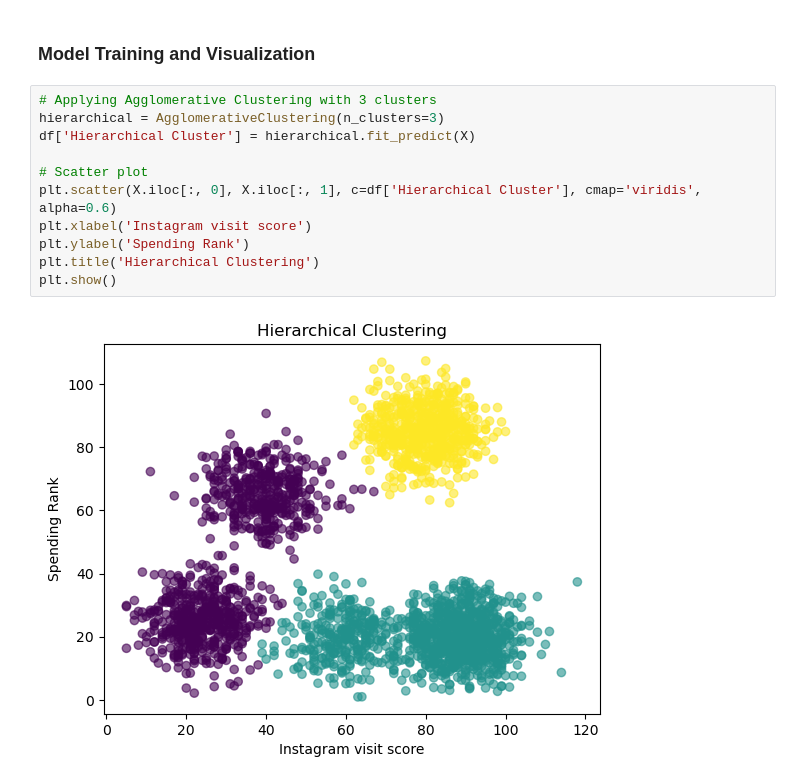
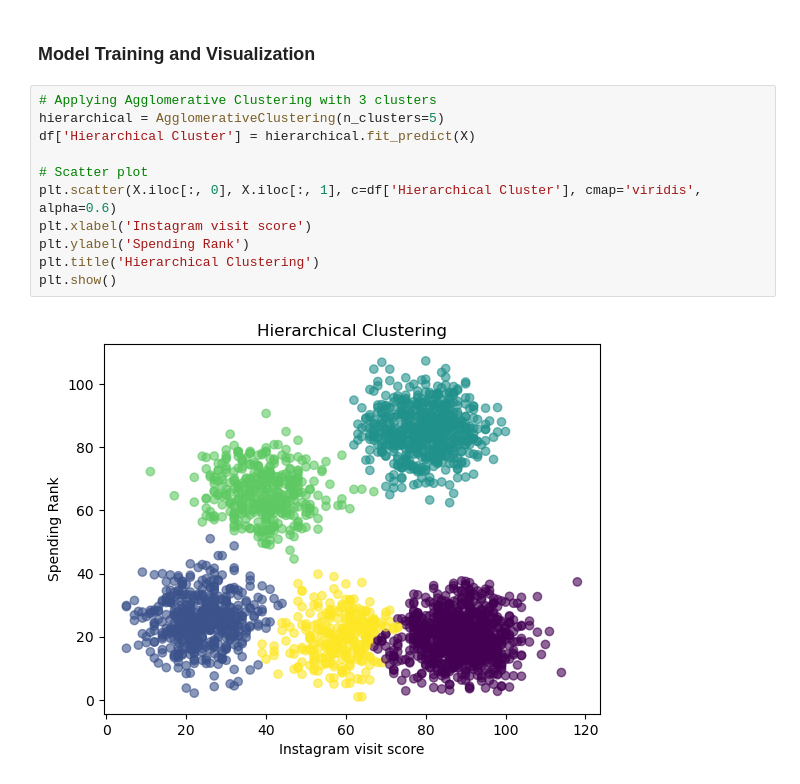
Before and after one commit to NSC-BS-CS/CSB320_InClass, a Jupyter notebook: 8-Clustering/agnes.ipynb, the cells around one changed output. Saved outputs shown, nothing was run; the diff lists cells and outputs as text.

```diff
--- a/8-Clustering/agnes.ipynb
+++ b/8-Clustering/agnes.ipynb
@@ -31,14 +31,14 @@ plt.show()
 ### Model Training and Visualization
 # %%
 # Applying Agglomerative Clustering with 3 clusters
-hierarchical = AgglomerativeClustering(n_clusters=3)
+hierarchical = AgglomerativeClustering(n_clusters=5)
 df['Hierarchical Cluster'] = hierarchical.fit_predict(X)
 
 # Scatter plot
 plt.scatter(X.iloc[:, 0], X.iloc[:, 1], c=df['Hierarchical Cluster'], cmap='viridis', alpha=0.6)
 plt.xlabel('Instagram visit score')
 plt.ylabel('Spending Rank')
 plt.title('Hierarchical Clustering')
 plt.show()
 # %% [output]
-[figure, old version]
+[figure, new version]
```
Also changed, not shown: 1 other file.
